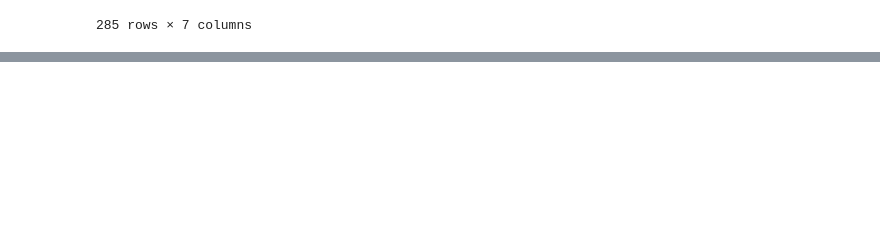
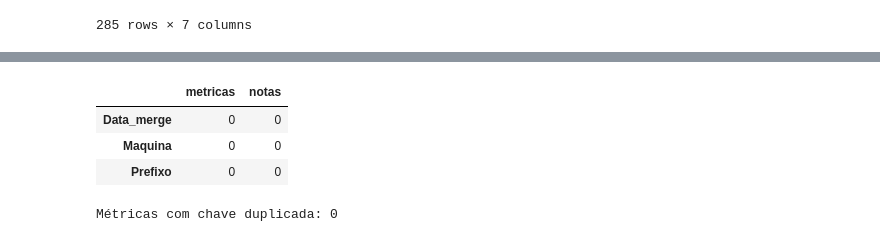
Before and after one commit to lucasz-g/aut-producao-wheaton, a Jupyter notebook: analytics/notebooks/003_merge.ipynb, the cells around one changed output, grey strips where cells are left out. Drawn from its saved outputs; the diff is of its cells as text; code cells hidden in the pictures; blank space fills up the shorter version.

```diff
--- a/analytics/notebooks/003_merge.ipynb
+++ b/analytics/notebooks/003_merge.ipynb
@@ -236,0 +286,33 @@ df_final = df_metricas.merge(
+# %%
+# 1. Verifica valores ausentes nas chaves do merge
+resumo_chaves_nulas = pd.DataFrame({
+    "metricas": metricas_merge[chaves_merge].isna().sum(),
+    "notas": notas_merge[chaves_merge].isna().sum(),
+})
+display(resumo_chaves_nulas)
+
+assert not metricas_merge[chaves_merge].isna().any().any(), (
+    "Existem métricas com alguma chave nula. Verifique Data_merge, Maquina e Prefixo."
+)
+
+# 2. Confirma que a base de métricas representa o lado 'um'
+metricas_duplicadas = (
+    metricas_merge.loc[
+        metricas_merge.duplicated(subset=chaves_merge, keep=False)
+    ]
+    .sort_values(chaves_merge)
+)
+
+print(f"Métricas com chave duplicada: {len(metricas_duplicadas)}")
+if not metricas_duplicadas.empty:
+    display(metricas_duplicadas)
+
+assert metricas_duplicadas.empty, (
+    "A combinação Data_merge, Maquina e Prefixo não é única em df_metricas."
+)
+# %% [output]
+|  | metricas | notas |
+| Data_merge | 0 | 0 |
+| Maquina | 0 | 0 |
+| Prefixo | 0 | 0 |
+Métricas com chave duplicada: 0
```
Also changed, not shown: parts of 15 cells of this notebook, 3 other files.
